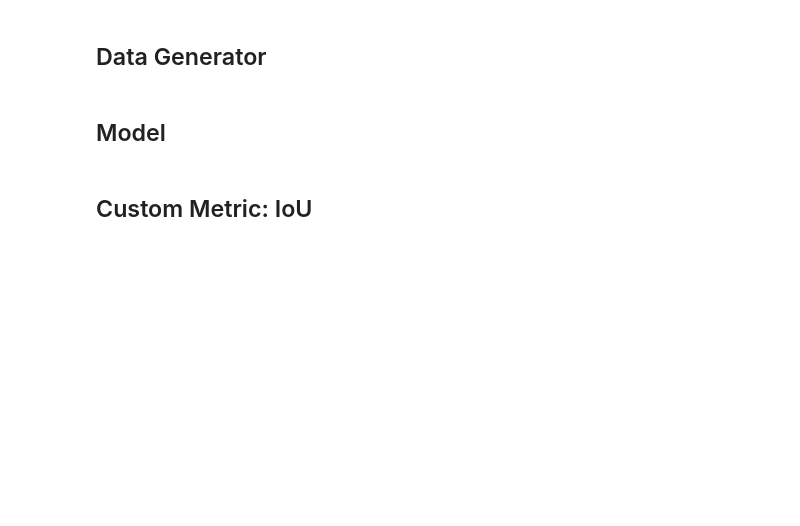
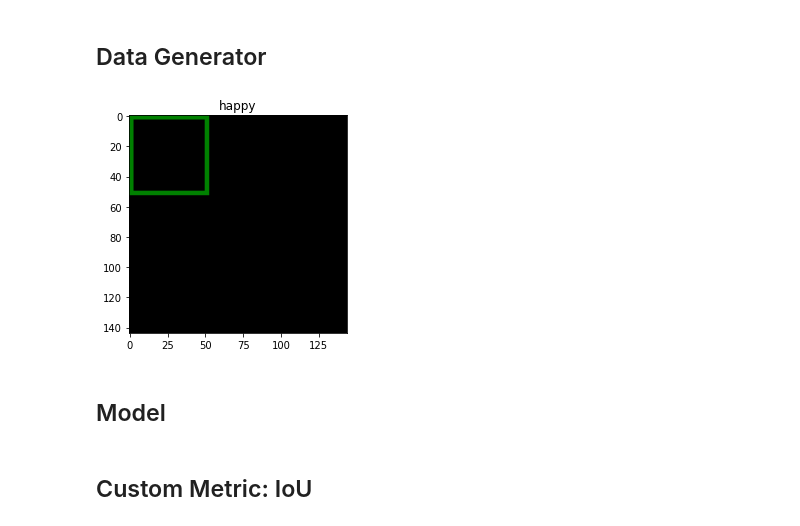
Before and after one commit to Nanangk/object_localization_with_tensorflow, a Jupyter notebook: Object_Localization_with_TensorFlow.ipynb, the cells around one changed output. Saved outputs shown, nothing was run; the diff lists cells and outputs as text; code cells hidden in the pictures; blank space fills up the shorter version.

Commit message:
Data Generator

```diff
--- a/Object_Localization_with_TensorFlow.ipynb
+++ b/Object_Localization_with_TensorFlow.ipynb
@@ -141,5 +142,31 @@ plt.imshow(image)
 # %% [markdown]
 ## Data Generator
+# %%
+def data_generator(batch_size=16):
+  while True:
+    x_batch = np.zeros((batch_size, 144, 144, 3))
+    y_batch = np.zeros((batch_size, 9))
+    bbox_batch = np.zeros((batch_size, 2))
+
+    if i in range(0, batch_size):
+      image, class_id, row, col = create_example()
+      x_batch[i] = image/255.
+      y_batch[i, class_id] = 1.0
+      bbox_batch[i] = np.array([row,col])
+
+    yield {'image': x_batch}, {'class_out':y_batch, 'box_out':bbox_batch}
+# %%
+example, label =  next(data_generator(1))
+image = example['image'][0]
+class_id = np.argmax(label['class_out'][0])
+coords = label['box_out'][0]
+
+image = plot_bounding_box(image, coords, norm=True)
+plt.imshow(image)
+plt.title(emojis[class_id]['name'])
+plt.show()
+# %% [output]
+[figure, added]
 # %% [markdown]
 ## Model
 # %% [markdown]
```
Also changed, not shown: parts of 3 cells of this notebook.
